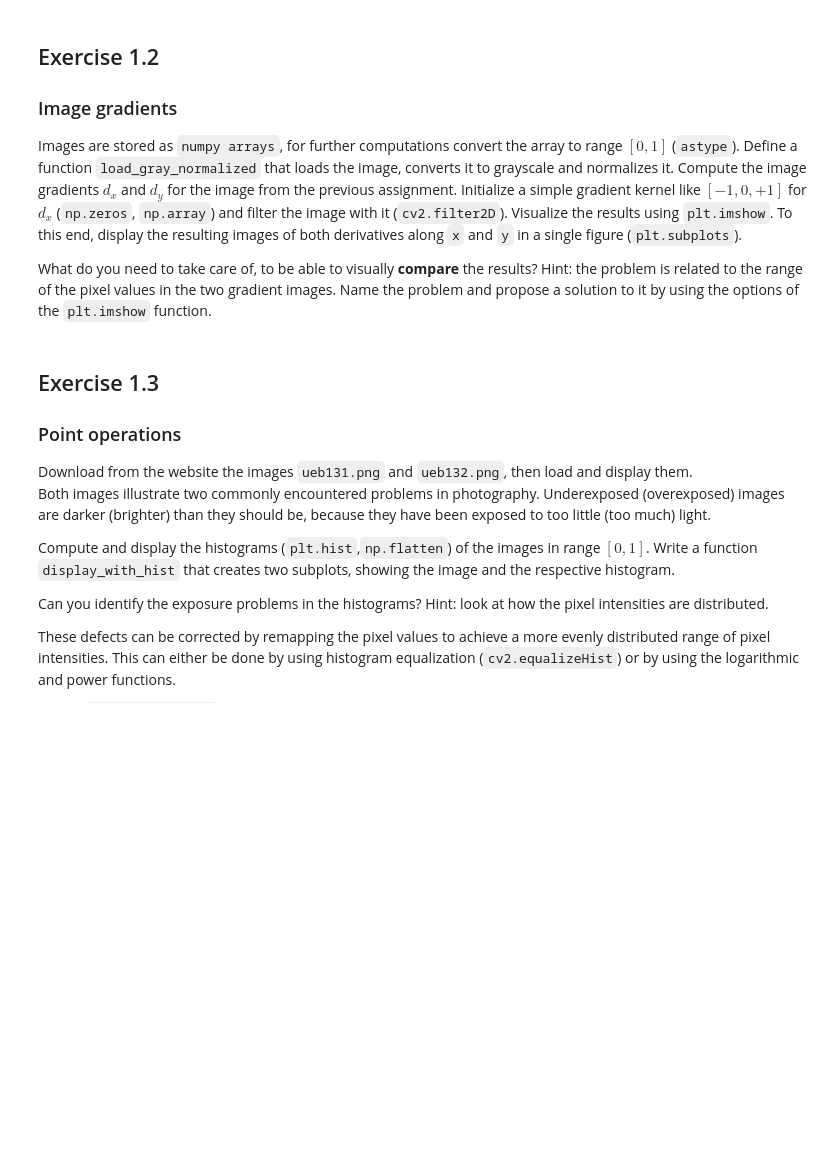
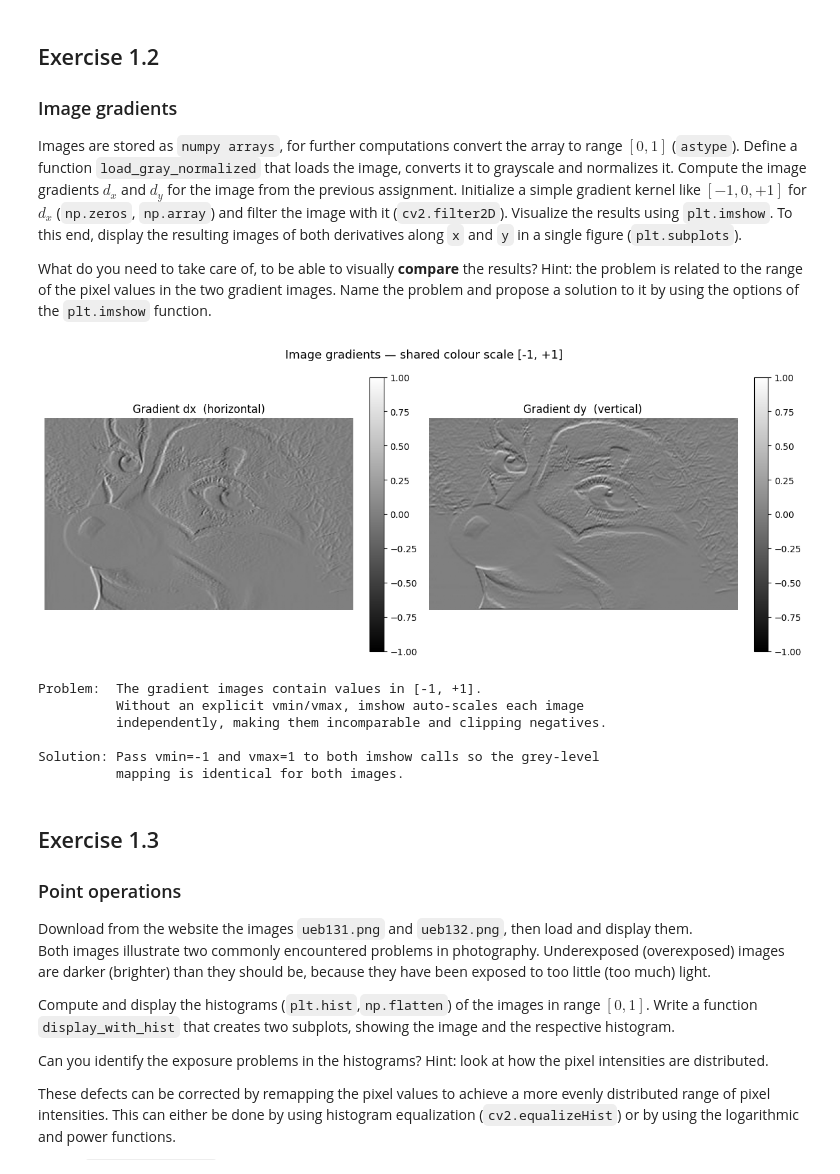
Before and after one commit to harshaugust/Blog, a Jupyter notebook: exercise_1.ipynb, the cells around one changed output. Saved outputs shown, nothing was run; the diff lists cells and outputs as text; code cells hidden in the pictures; blank space fills up the shorter version.

```diff
--- a/exercise_1.ipynb
+++ b/exercise_1.ipynb
@@ -82,3 +68,80 @@ def load_gray_normalized(image_path):
+# %%
+def load_gray_normalized(image_path):
+    """
+    Load an image, convert to grayscale, and normalise pixel values to [0, 1].
+
+    Parameters
+    ----------
+    image_path : str
+        Path to the image file.
+
+    Returns
+    -------
+    np.ndarray  (float64, shape H x W, range [0, 1])
+    """
+    img = cv2.imread(image_path)                       # BGR uint8
+    img_gray = cv2.cvtColor(img, cv2.COLOR_BGR2GRAY)   # gray uint8
+    img_norm = img_gray.astype(np.float64) / 255.0     # normalise -> [0, 1]
+    return img_norm
+# %%
+# TODO: load image
+img = load_gray_normalized(image_path)
+
+# TODO: define kernels
+# dx kernel: shape (1, 3) — detects horizontal intensity changes
+kernel_dx = np.array([[-1, 0, 1]], dtype=np.float64)
+# dy kernel: shape (3, 1) — detects vertical intensity changes
+kernel_dy = np.array([[-1], [0], [1]], dtype=np.float64)
+
+# TODO: filter images
+# cv2.filter2D: ddepth=-1 keeps the same depth as source (float64 here)
+dx = cv2.filter2D(img, ddepth=-1, kernel=kernel_dx)
+dy = cv2.filter2D(img, ddepth=-1, kernel=kernel_dy)
+
+# TODO: display images
+# ---- Problem & Solution -------------------------------------------------------
+# Gradient values fall in [-1, +1]. Without explicit vmin/vmax, matplotlib
+# auto-scales each image independently: negative values get clipped to black
+# and the two images cannot be fairly compared.
+#
+# Solution: set vmin=-1, vmax=1 for both subplots so both images share the
+# same symmetric colour scale centred on zero. Mid-grey = zero gradient,
+# lighter = positive edge, darker = negative edge.
+# ------------------------------------------------------------------------------
+vmin, vmax = -1.0, 1.0
+
+fig, axes = plt.subplots(1, 2, figsize=(12, 5))
+
+im0 = axes[0].imshow(dx, cmap='gray', vmin=vmin, vmax=vmax)
+axes[0].set_title('Gradient dx  (horizontal)')
+axes[0].axis('off')
+fig.colorbar(im0, ax=axes[0], fraction=0.046)
+
+im1 = axes[1].imshow(dy, cmap='gray', vmin=vmin, vmax=vmax)
+axes[1].set_title('Gradient dy  (vertical)')
+axes[1].axis('off')
+fig.colorbar(im1, ax=axes[1], fraction=0.046)
+
+plt.suptitle('Image gradients — shared colour scale [-1, +1]', fontsize=13)
+plt.tight_layout()
+plt.show()
+
+print("""
+Problem:  The gradient images contain values in [-1, +1].
+          Without an explicit vmin/vmax, imshow auto-scales each image
+          independently, making them incomparable and clipping negatives.
+
+Solution: Pass vmin=-1 and vmax=1 to both imshow calls so the grey-level
+          mapping is identical for both images.
+""")
+# %% [output]
+[figure, added]
+Problem:  The gradient images contain values in [-1, +1].
+          Without an explicit vmin/vmax, imshow auto-scales each image
+          independently, making them incomparable and clipping negatives.
+
+Solution: Pass vmin=-1 and vmax=1 to both imshow calls so the grey-level
+          mapping is identical for both images.
 # %% [markdown]
 ## Exercise 1.3
 ### Point operations
```
Also changed, not shown: parts of 18 cells of this notebook.
